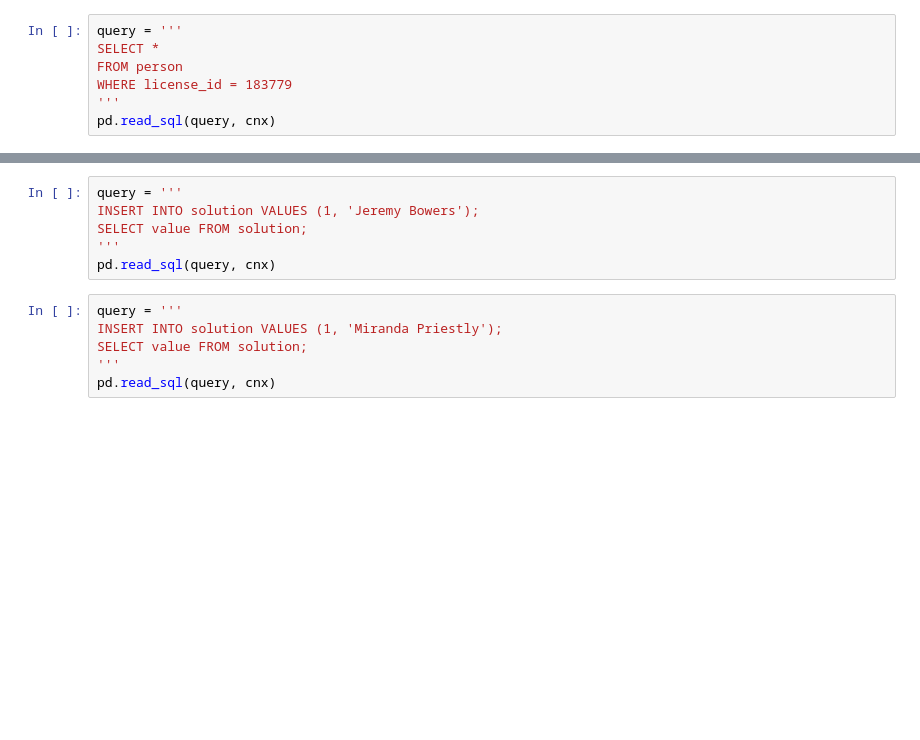
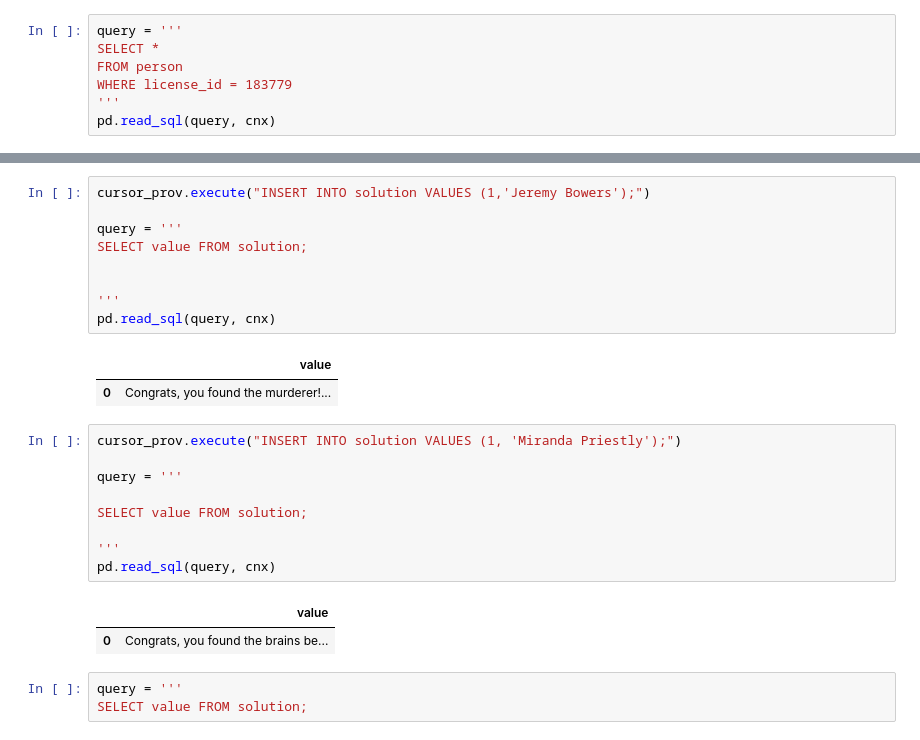
Before and after one commit to SandraGM1/Grupo_3_Inspector_Clouseau, a Jupyter notebook: Cluedo/cluedo_querys.ipynb, the cells around one changed output, grey strips where cells are left out. Saved outputs shown, nothing was run; the diff lists cells and outputs as text; blank space fills up the shorter version.

Commit message:
Resuelto_cluedo
Resuelto el último apartado, había que separar un cursor. execute con la query

```diff
--- a/Cluedo/cluedo_querys.ipynb
+++ b/Cluedo/cluedo_querys.ipynb
@@ -173,12 +272,27 @@ pd.read_sql(query, cnx)
 # %%
+cursor_prov.execute("INSERT INTO solution VALUES (1,'Jeremy Bowers');")
+
 query = '''
-INSERT INTO solution VALUES (1, 'Jeremy Bowers');
 SELECT value FROM solution;
+
+
 '''
 pd.read_sql(query, cnx)
+# %% [output]
+|  | value |
+| 0 | Congrats, you found the murderer!... |
 # %%
+cursor_prov.execute("INSERT INTO solution VALUES (1, 'Miranda Priestly');")
+
 query = '''
-INSERT INTO solution VALUES (1, 'Miranda Priestly');
+
 SELECT value FROM solution;
+
 '''
 pd.read_sql(query, cnx)
+# %% [output]
+|  | value |
+| 0 | Congrats, you found the brains be... |
+# %%
+query = '''
+SELECT value FROM solution;
```
Also changed, not shown: parts of 21 cells of this notebook, 2 other files.
